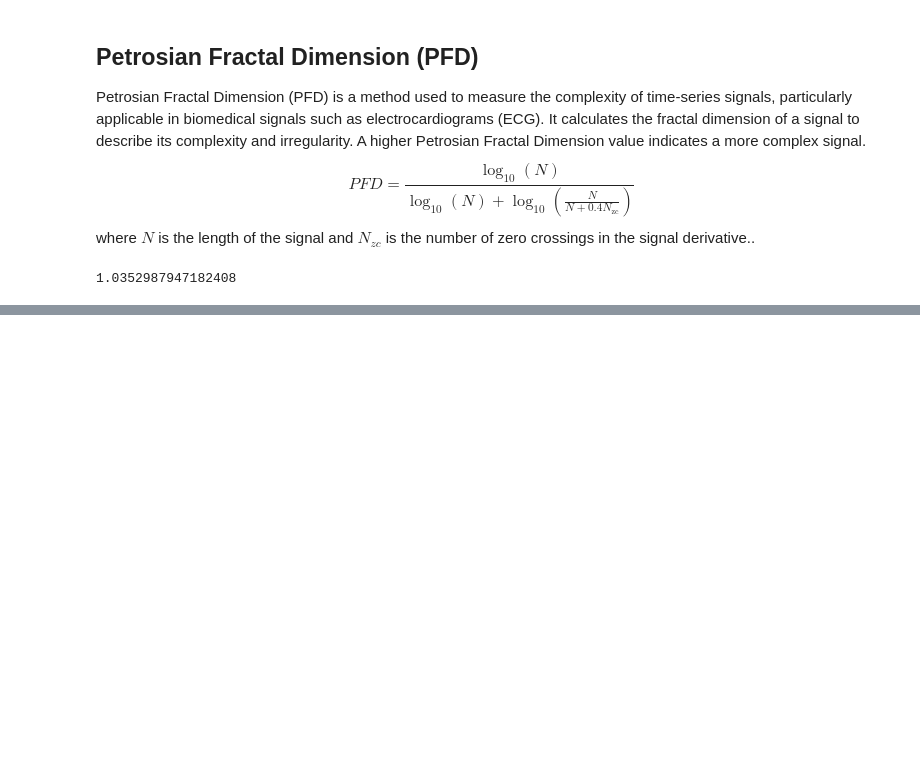
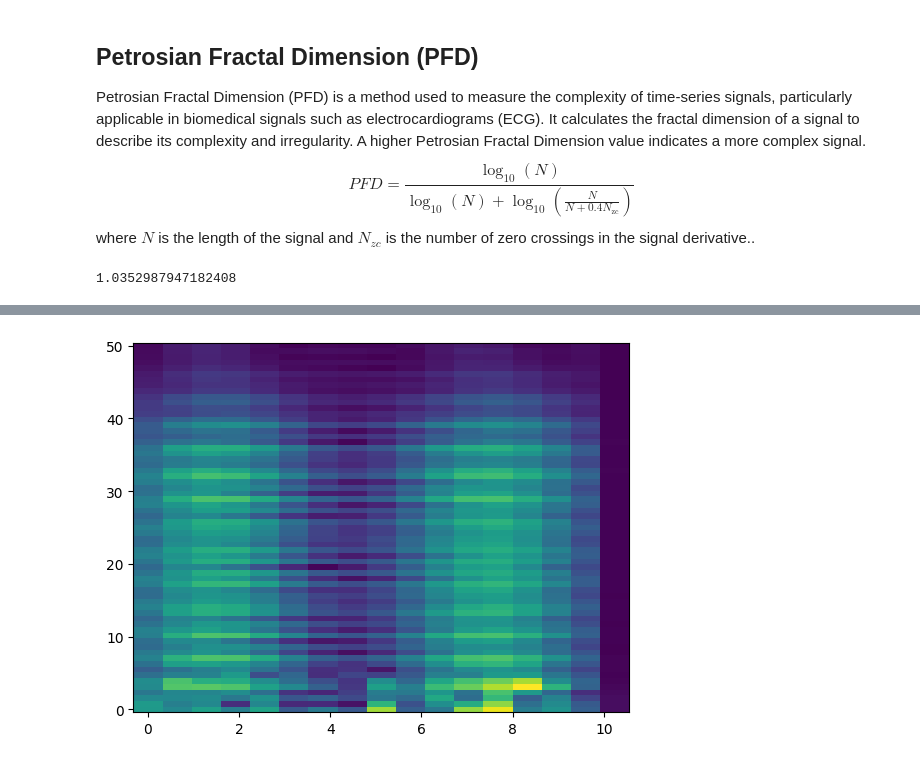
Before and after one commit to darcy1zhang/Tutorial, a Jupyter notebook: Example.ipynb, the cells around one changed output, grey strips where cells are left out. Cells and saved outputs as stored; diff of their text form; code cells hidden in the pictures; blank space fills up the shorter version.

```diff
--- a/Example.ipynb
+++ b/Example.ipynb
@@ -156,0 +167,16 @@ print(pfd(template))
+# %%
+import numpy as np
+from dsp import my_stft
+
+
+
+signal = np.load("./data/sim_100_0.1_90_140_train.npy")[1,:1000]
+
+fs = 100 # sampling frequency
+window = 'hann' # window type
+nperseg = 128 # length of frame
+
+# STFT
+f, t, Z = my_stft(signal, plot=True, fs=fs, window=window, nperseg=nperseg)
+# %% [output]
+[figure, added]
```
Also changed, not shown: parts of 11 cells of this notebook, 1 other file.
